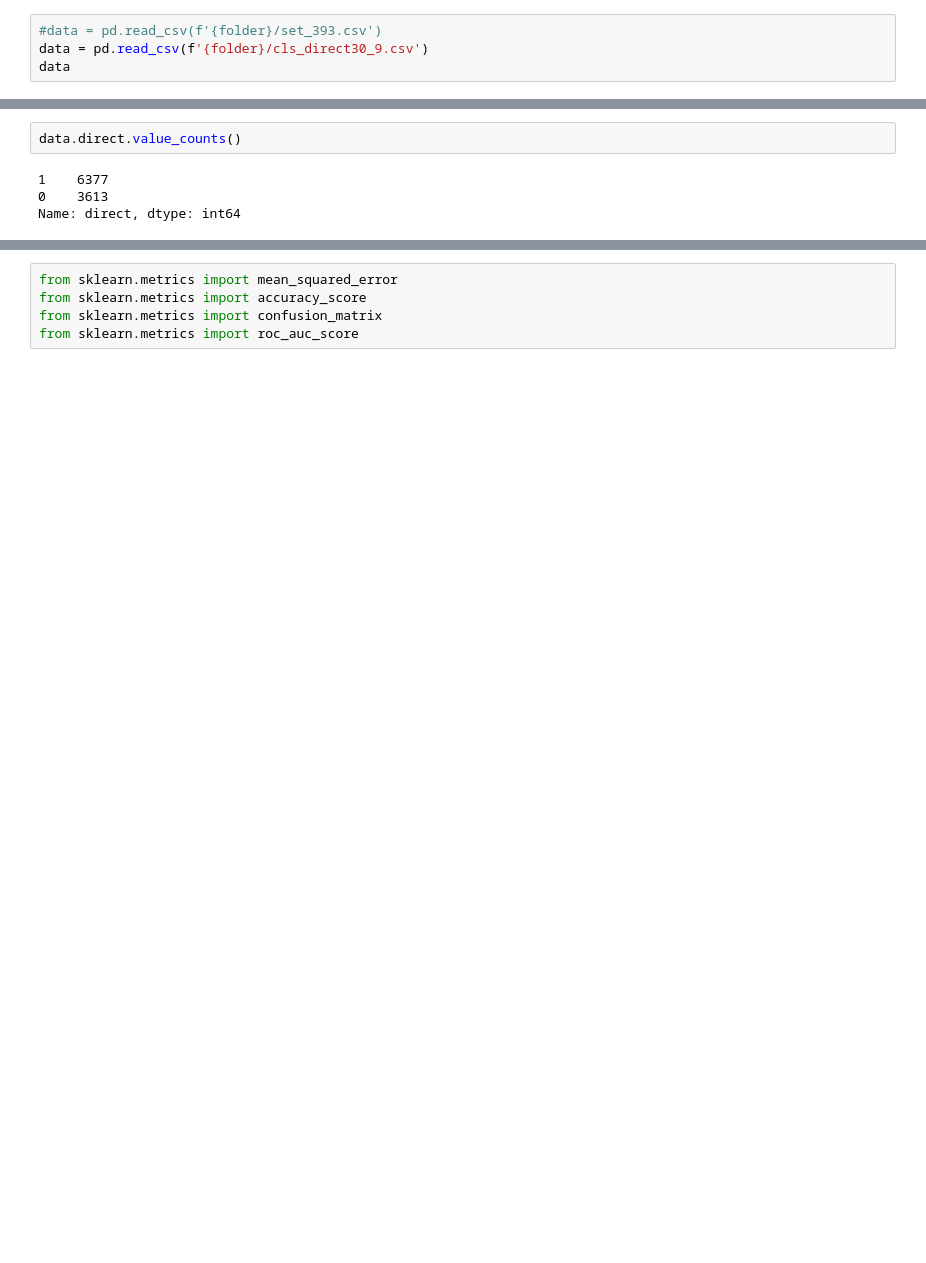
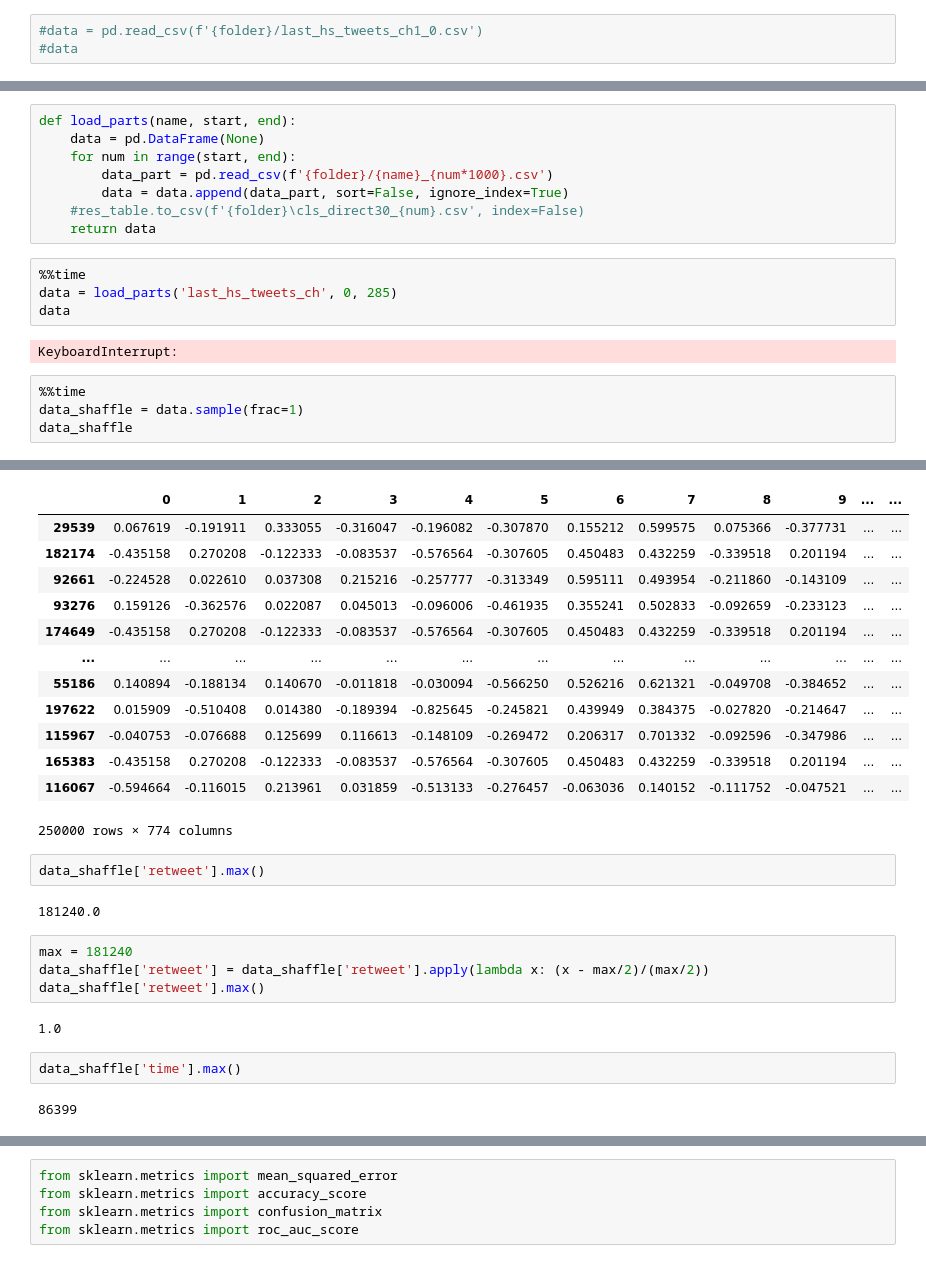
Before and after one commit to MasterElp/project1, a Jupyter notebook: 8_fit_predict.ipynb, the cells around one changed output, grey strips where cells are left out. Drawn from its saved outputs; the diff is of its cells as text; blank space fills up the shorter version.

```diff
--- a/8_fit_predict.ipynb
+++ b/8_fit_predict.ipynb
@@ -5,4 +5,3 @@ folder = 'd:/git/project1/generated'
 # %%
-#data = pd.read_csv(f'{folder}/set_393.csv')
-data = pd.read_csv(f'{folder}/cls_direct30_9.csv')
-data
+#data = pd.read_csv(f'{folder}/last_hs_tweets_ch1_0.csv')
+#data
@@ -23,6 +8,19 @@ data
-# %%
-data.direct.value_counts()
-# %% [output]
-1    6377
-0    3613
-Name: direct, dtype: int64
+# %%
+def load_parts(name, start, end):
+    data = pd.DataFrame(None)
+    for num in range(start, end):
+        data_part = pd.read_csv(f'{folder}/{name}_{num*1000}.csv')
+        data = data.append(data_part, sort=False, ignore_index=True)
+    #res_table.to_csv(f'{folder}\cls_direct30_{num}.csv', index=False)
+    return data
+# %%
+%%time
+data = load_parts('last_hs_tweets_ch', 0, 285)
+data
+# %% [output]
+KeyboardInterrupt:
+# %%
+%%time
+data_shaffle = data.sample(frac=1)
+data_shaffle
+# %% [output]
@@ -28,0 +28,27 @@ Name: direct, dtype: int64
+|  | 0 | 1 | 2 | 3 | 4 | 5 | 6 | 7 | 8 | 9 | ... | ... |
+| 29539 | 0.067619 | -0.191911 | 0.333055 | -0.316047 | -0.196082 | -0.307870 | 0.155212 | 0.599575 | 0.075366 | -0.377731 | ... | ... |
+| 182174 | -0.435158 | 0.270208 | -0.122333 | -0.083537 | -0.576564 | -0.307605 | 0.450483 | 0.432259 | -0.339518 | 0.201194 | ... | ... |
+| 92661 | -0.224528 | 0.022610 | 0.037308 | 0.215216 | -0.257777 | -0.313349 | 0.595111 | 0.493954 | -0.211860 | -0.143109 | ... | ... |
+| 93276 | 0.159126 | -0.362576 | 0.022087 | 0.045013 | -0.096006 | -0.461935 | 0.355241 | 0.502833 | -0.092659 | -0.233123 | ... | ... |
+| 174649 | -0.435158 | 0.270208 | -0.122333 | -0.083537 | -0.576564 | -0.307605 | 0.450483 | 0.432259 | -0.339518 | 0.201194 | ... | ... |
+| ... | ... | ... | ... | ... | ... | ... | ... | ... | ... | ... | ... | ... |
+| 55186 | 0.140894 | -0.188134 | 0.140670 | -0.011818 | -0.030094 | -0.566250 | 0.526216 | 0.621321 | -0.049708 | -0.384652 | ... | ... |
+| 197622 | 0.015909 | -0.510408 | 0.014380 | -0.189394 | -0.825645 | -0.245821 | 0.439949 | 0.384375 | -0.027820 | -0.214647 | ... | ... |
+| 115967 | -0.040753 | -0.076688 | 0.125699 | 0.116613 | -0.148109 | -0.269472 | 0.206317 | 0.701332 | -0.092596 | -0.347986 | ... | ... |
+| 165383 | -0.435158 | 0.270208 | -0.122333 | -0.083537 | -0.576564 | -0.307605 | 0.450483 | 0.432259 | -0.339518 | 0.201194 | ... | ... |
+| 116067 | -0.594664 | -0.116015 | 0.213961 | 0.031859 | -0.513133 | -0.276457 | -0.063036 | 0.140152 | -0.111752 | -0.047521 | ... | ... |
+250000 rows × 774 columns
+# %%
+data_shaffle['retweet'].max()
+# %% [output]
+181240.0
+# %%
+max = 181240
+data_shaffle['retweet'] = data_shaffle['retweet'].apply(lambda x: (x - max/2)/(max/2))
+data_shaffle['retweet'].max()
+# %% [output]
+1.0
+# %%
+data_shaffle['time'].max()
+# %% [output]
+86399
```
Also changed, not shown: parts of 39 cells of this notebook, 52 other files.
